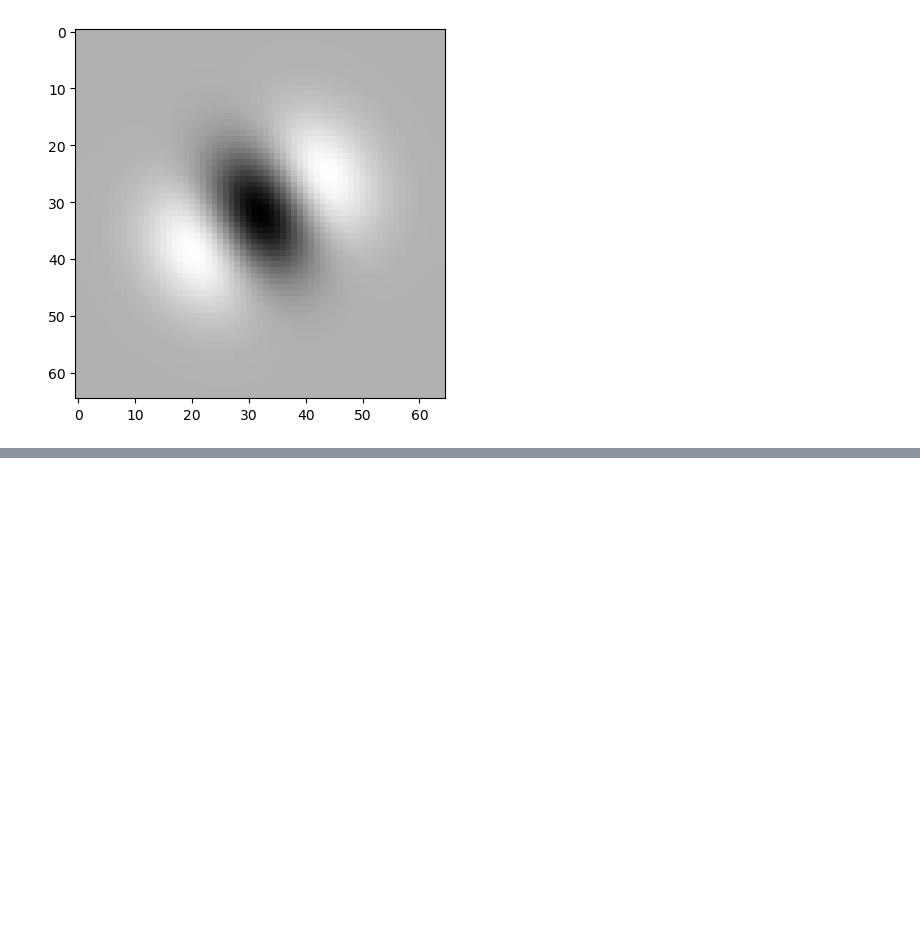
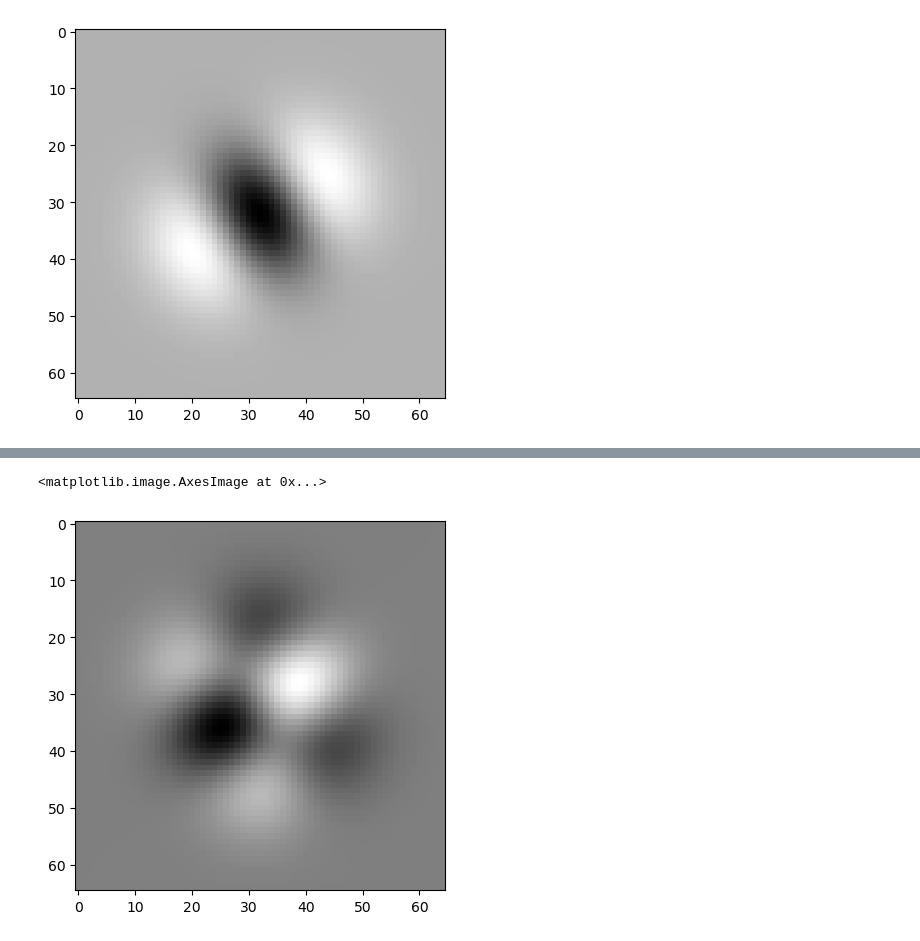
Before and after one commit to tonylindeberg/pyscsp, a Jupyter notebook: discscspdemo.ipynb, the cells around one changed output, grey strips where cells are left out. Drawn from its saved outputs; the diff is of its cells as text; code cells hidden in the pictures; blank space fills up the shorter version.

```diff
--- a/discscspdemo.ipynb
+++ b/discscspdemo.ipynb
@@ -263,0 +285,11 @@ plt.imshow(Lphi, cmap='gray', interpolation='nearest')
+# %%
+# Mixed third-order directional derivative, corresponding to a first-order
+# directional derivative the direction pi/6, and a second-order directional
+# derivative in the orthogonal direction
+delta = discscsp.deltafcn(65,65)
+L = discscsp.scspconv(delta, 8)
+Lphiorthorth = discscsp.applydirder(L, math.pi/6, 1, 2)
+plt.imshow(Lphiorthorth, cmap='gray', interpolation='nearest')
+# %% [output]
+<matplotlib.image.AxesImage at 0x...>
+[figure, added]
```
Also changed, not shown: parts of 6 cells of this notebook, 1 other file.
